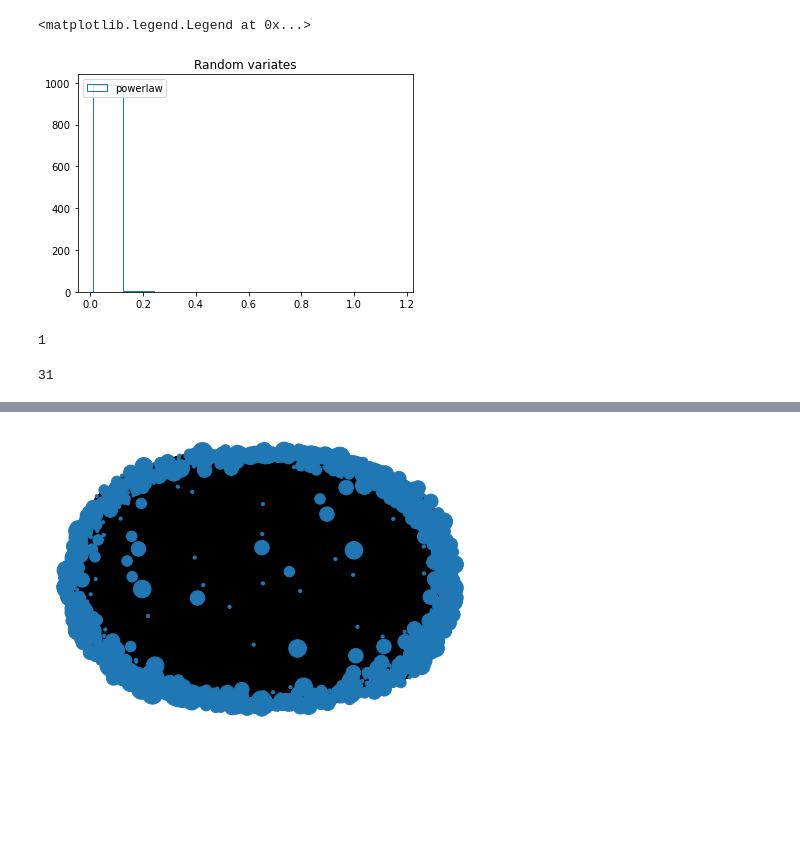
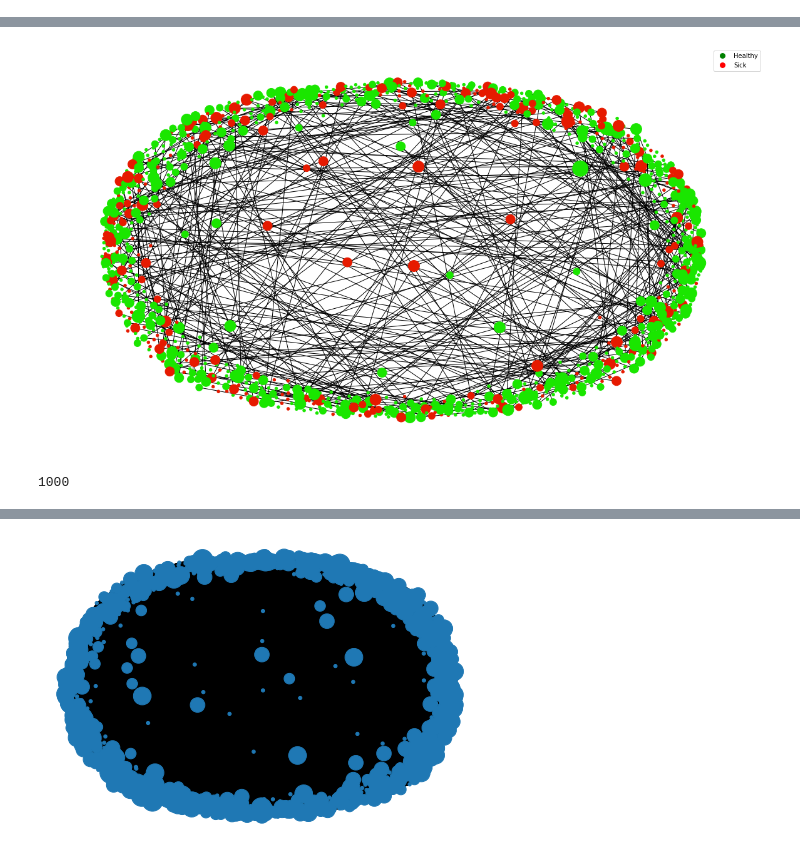
Before and after one commit to MateuszS312/ADN_complex_network, a Jupyter notebook: ADN_complex_network.ipynb, the cells around one changed output, grey strips where cells are left out. Cells and saved outputs as stored; diff of their text form; code cells hidden in the pictures; blank space fills up the shorter version.

```diff
--- a/ADN_complex_network.ipynb
+++ b/ADN_complex_network.ipynb
@@ -12,52 +14,58 @@ from IPython.display import HTML
-# %%
-theoretical_distribution = powerlaw.Power_Law(
-    xmin=0.001,xmax=1.0, parameters=[2.8], discrete=False
-)
-# take 1000 random variates
-np.random.seed(0)
-
-simulated_data = eta*theoretical_distribution.generate_random(1000)
-
-plt.hist(simulated_data, histtype='step', label='powerlaw')
-plt.title('Random variates')
-plt.legend(loc='upper left')
-# %% [output]
-<matplotlib.legend.Legend at 0x...>
-[figure, removed]
-# %%
-np.random.binomial(1,min(1,10))
-# %% [output]
-1
 # %%
+#set number of nodes and number of links created by each node
 n=1000
 m=2
+#set prescaler which helps the network with creating connections
 eta=100
+
+#create graph with no links
 nodes=np.arange(0,n)
-activity= eta*theoretical_distribution.generate_random(1000)
-graph_list=[]
-
 G=nx.Graph()
 G.add_nodes_from(nodes)
+
+#assign the activ_status to each node
+activity_distribution = powerlaw.Power_Law(
+    xmin=0.001,xmax=1.0, parameters=[2.8], discrete=False
+)
+activity= eta*activity_distribution.generate_random(n)
+
+activity_status=dict(zip(np.arange(0,n,1),([0]*n)))
+nx.set_node_attributes(G, values=activity_status, name='activity_status')
+
+#set initial infected and healthy status
+q=0.3
+node_status=dict(zip(np.arange(0,n,1),(np.random.choice([0,1],n,p=[1-q,q]))))
+nx.set_node_attributes(G, values=node_status, name='state')
+
+#list of views on network
+graph_list=[]
 graph_list+=[G]
 
 for ii in range(300):
     G=nx.Graph()
     G.add_nodes_from(nodes)
+    nx.set_node_attributes(G, values=node_status, name='state')
+    nx.set_node_attributes(G, values=activity_status, name='activity_status')
+
     active_nodes=[]
 
     for node_id,aa in zip(nodes,activity):
         # print(node_id,aa)
-        if np.random.binomial(1,min(1,aa)):
+        if np.random.random()<=min(1,aa):
             active_nodes+=[node_id]
+    active_dict={}
     for a_node_id in active_nodes:
-        a=[(a_node_id,np.random.randint(len(nodes))) for ii in range(m)]
+        active_dict[a_node_id]=1
+        a=[(a_node_id,random.randint(0,len(nodes)-1)) for ii in range(m)]
         # print(a)
         G.add_edges_from(a)
-    # print(len(active_nodes))
-    # pos=nx.spring_layout(G,k=1)
+    nx.set_node_attributes(G, values=active_dict, name='activity_status')
     graph_list+=[G]
-    # nx.draw(G,pos=pos,node_shape='o',node_size=[10+v*100 for v in dict(G.degree).values()])
-# %%
-len(graph_list)
-# %% [output]
-31
+# %%
+
+#create custom color map to disinguish between sick, healthy and vaccinated
+pos=nx.spring_layout(G,k=1)
+colors = [ (0.1, 0.9, 0),(0.9, 0.1, 0)]
+cmap = LinearSegmentedColormap.from_list('cmap_own', colors, N=2)
+plot_graph(G,pos,cmap)
+# %% [output]
@@ -63,0 +73,5 @@ len(graph_list)
+[figure, added]
+# %%
+len((np.array(list(nx.get_node_attributes(G,'activity_status').values()),dtype=np.float64)+1.0)*0.5)
+# %% [output]
+1000
```
Also changed, not shown: parts of 8 cells of this notebook.
